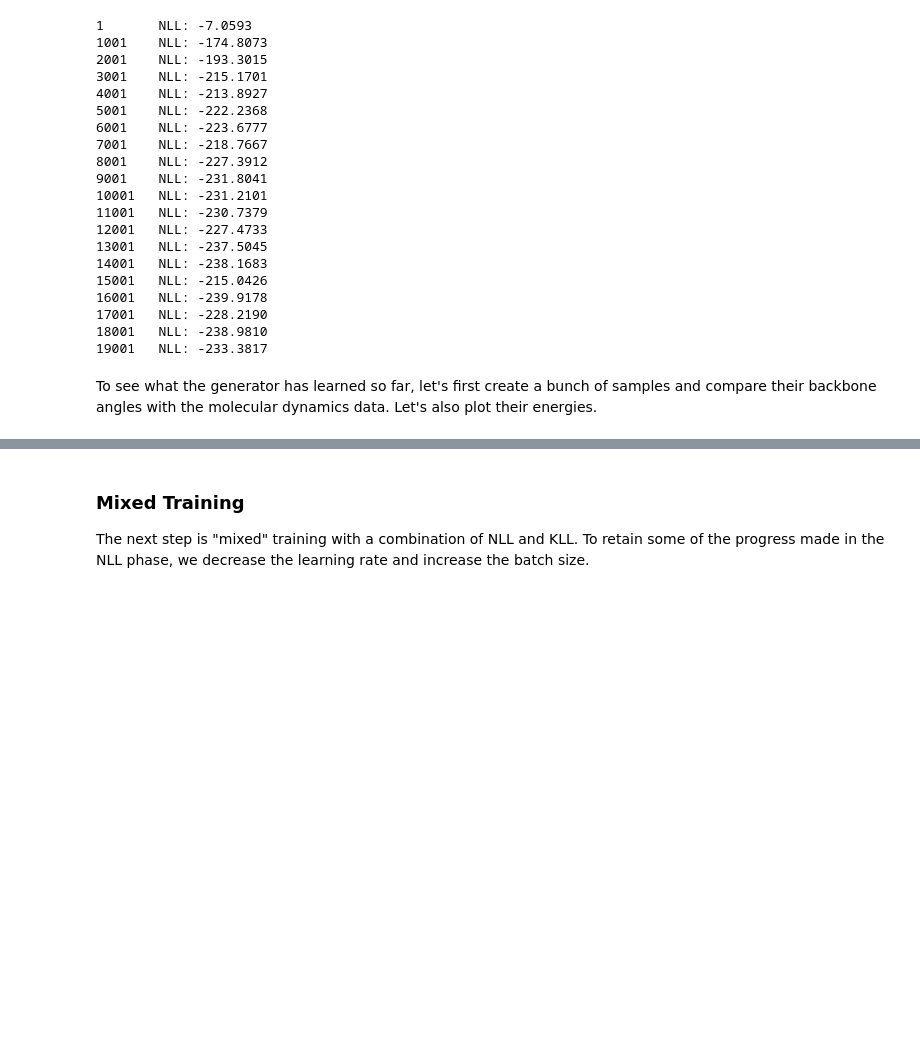
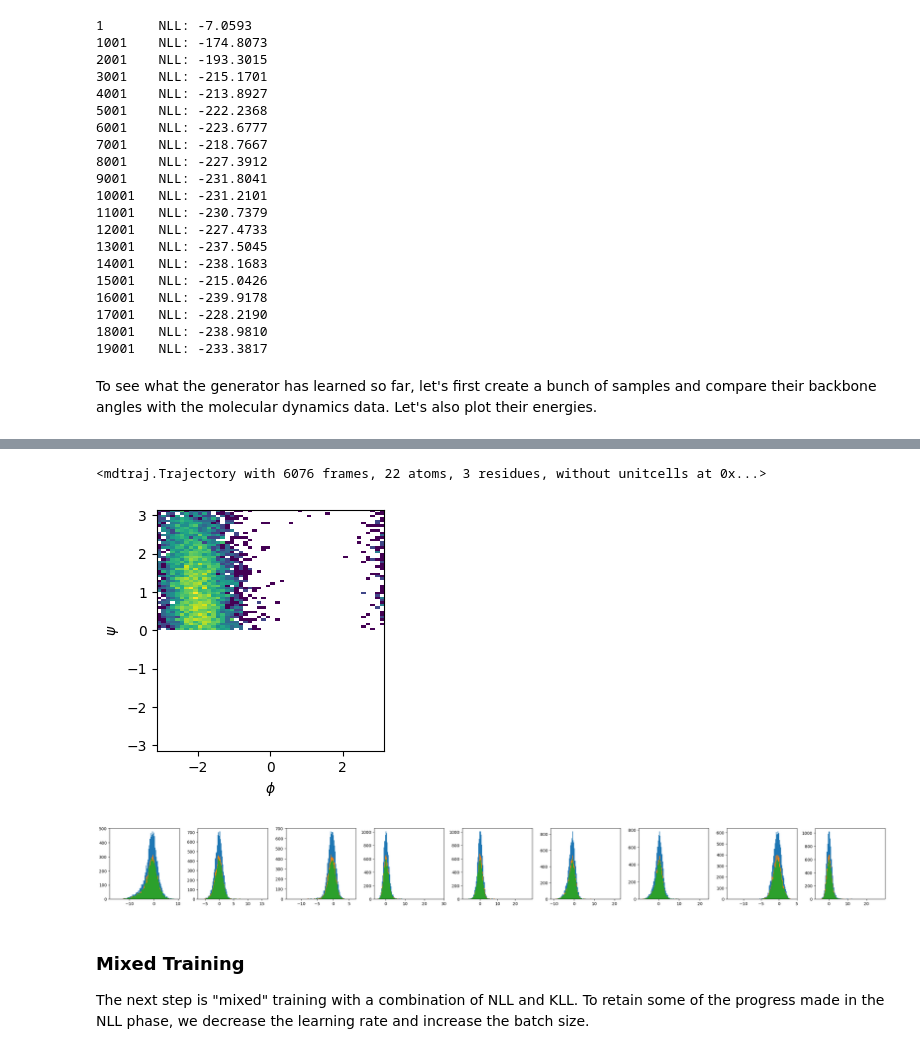
Before and after one commit to seonghyun26/bgflow, a Jupyter notebook: notebooks/alanine_dipeptide_basics.ipynb, the cells around one changed output, grey strips where cells are left out. Drawn from its saved outputs; the diff is of its cells as text; code cells hidden in the pictures; blank space fills up the shorter version.

```diff
--- a/notebooks/alanine_dipeptide_basics.ipynb
+++ b/notebooks/alanine_dipeptide_basics.ipynb
@@ -337,0 +362,11 @@ if main:
+# %%
+psi_idx = (psi > 0)
+samples_psi = samples[psi_idx]
+
+fig, axes = plt.subplots(1, 1, figsize=(3,3))
+fig.tight_layout()
+
+plot_phi_psi(axes, samples_psi, system)
+# %% [output]
+<mdtraj.Trajectory with 6076 frames, 22 atoms, 3 residues, without unitcells at 0x...>
+[figure, added]
@@ -338,3 +377,13 @@ if main:
+# %%
+fig, axes = plt.subplots(1, 9, figsize=(27, 3))
+fig.tight_layout()
+
+for i in range(9):
+    axes[i].hist(samples_in_latent[0].cpu().detach().numpy()[:, 50+i], 100)
+    axes[i].hist(samples_phi_in_latent[0].cpu().detach().numpy()[:, 50+i], 100)
+    axes[i].hist(samples_psi_in_latent[0].cpu().detach().numpy()[:, 50+i], 100)
+# %% [output]
+[figure, added]
 # %% [markdown]
 ### Mixed Training
 
```
Also changed, not shown: parts of 10 cells of this notebook, 3 other files.
